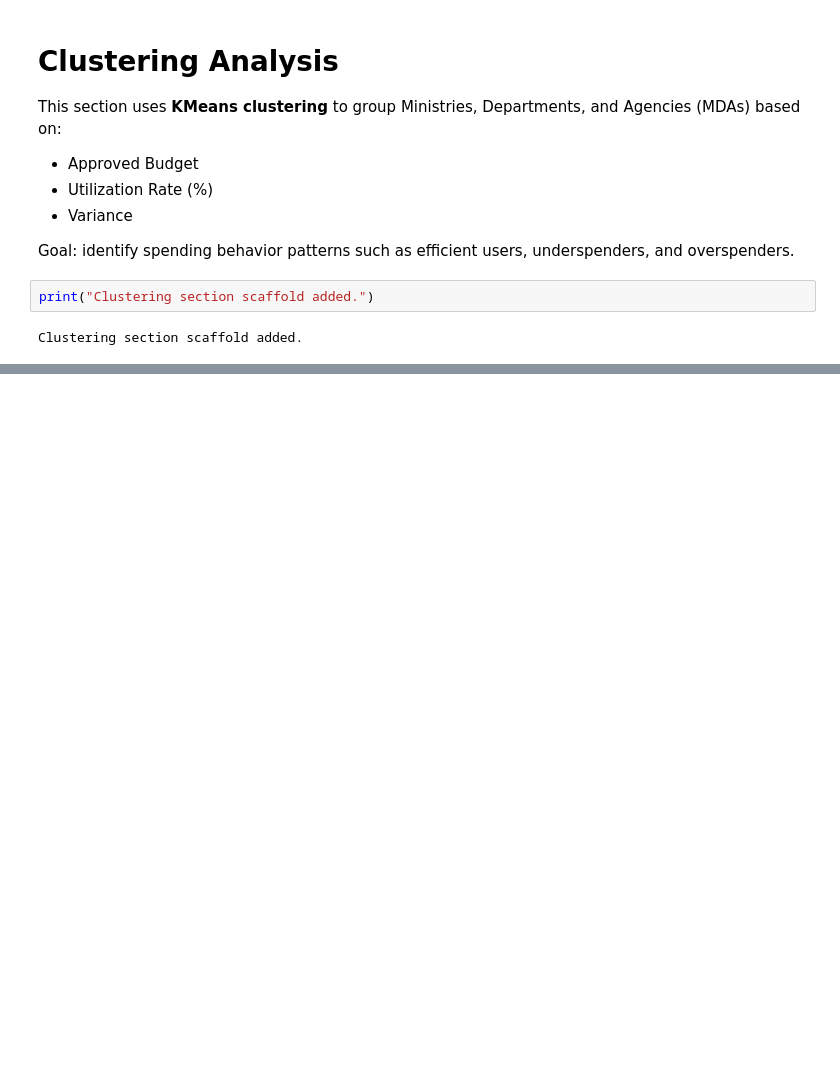
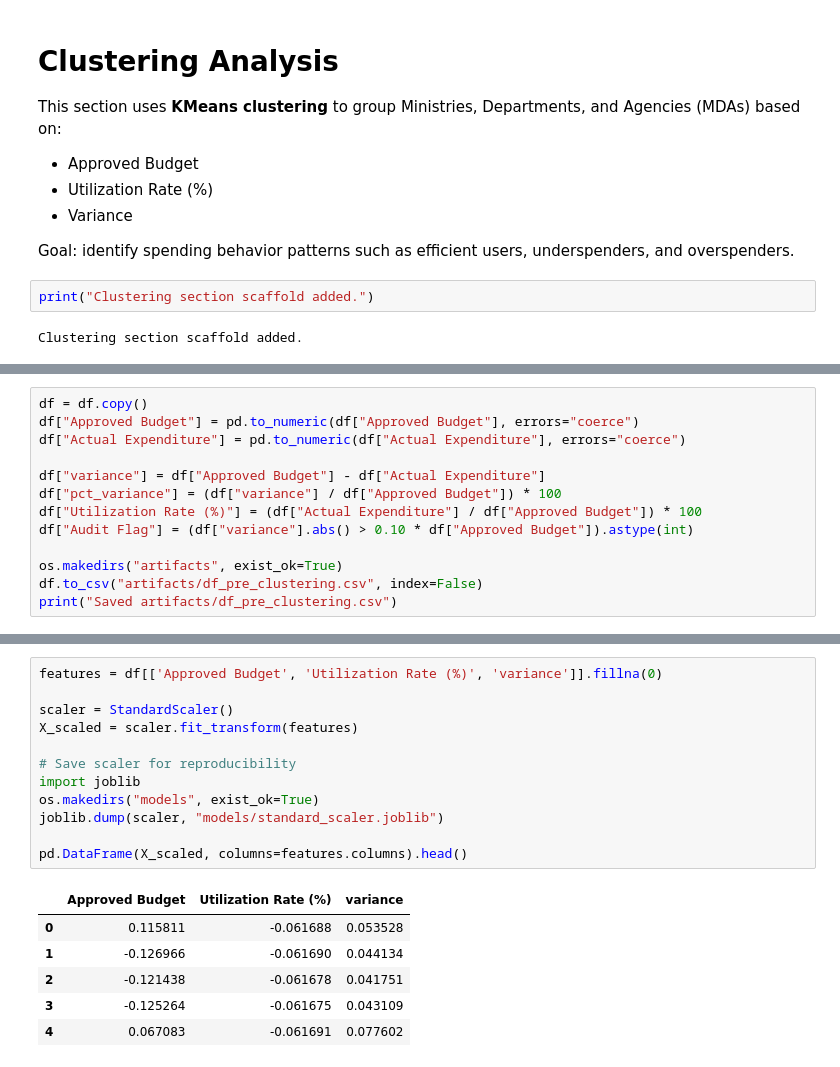
Before and after one commit to Sydney-Were/Analysis-of-National-Government-Ministries-Departments-and-Agencies-Budget-Data, a Jupyter notebook: Analysis.ipynb, the cells around one changed output, grey strips where cells are left out. Cells and saved outputs as stored; diff of their text form; blank space fills up the shorter version.

```diff
--- a/Analysis.ipynb
+++ b/Analysis.ipynb
@@ -635,0 +666,13 @@ Clustering section scaffold added.
+# %%
+df = df.copy()
+df["Approved Budget"] = pd.to_numeric(df["Approved Budget"], errors="coerce")
+df["Actual Expenditure"] = pd.to_numeric(df["Actual Expenditure"], errors="coerce")
+
+df["variance"] = df["Approved Budget"] - df["Actual Expenditure"]
+df["pct_variance"] = (df["variance"] / df["Approved Budget"]) * 100
+df["Utilization Rate (%)"] = (df["Actual Expenditure"] / df["Approved Budget"]) * 100
+df["Audit Flag"] = (df["variance"].abs() > 0.10 * df["Approved Budget"]).astype(int)
+
+os.makedirs("artifacts", exist_ok=True)
+df.to_csv("artifacts/df_pre_clustering.csv", index=False)
+print("Saved artifacts/df_pre_clustering.csv")
@@ -635,0 +690,19 @@ Clustering section scaffold added.
+# %%
+features = df[['Approved Budget', 'Utilization Rate (%)', 'variance']].fillna(0)
+
+scaler = StandardScaler()
+X_scaled = scaler.fit_transform(features)
+
+# Save scaler for reproducibility
+import joblib
+os.makedirs("models", exist_ok=True)
+joblib.dump(scaler, "models/standard_scaler.joblib")
+
+pd.DataFrame(X_scaled, columns=features.columns).head()
+# %% [output]
+|  | Approved Budget | Utilization Rate (%) | variance |
+| 0 | 0.115811 | -0.061688 | 0.053528 |
+| 1 | -0.126966 | -0.061690 | 0.044134 |
+| 2 | -0.121438 | -0.061678 | 0.041751 |
+| 3 | -0.125264 | -0.061675 | 0.043109 |
+| 4 | 0.067083 | -0.061691 | 0.077602 |
```
Also changed, not shown: parts of 5 cells of this notebook, 1 other file.
